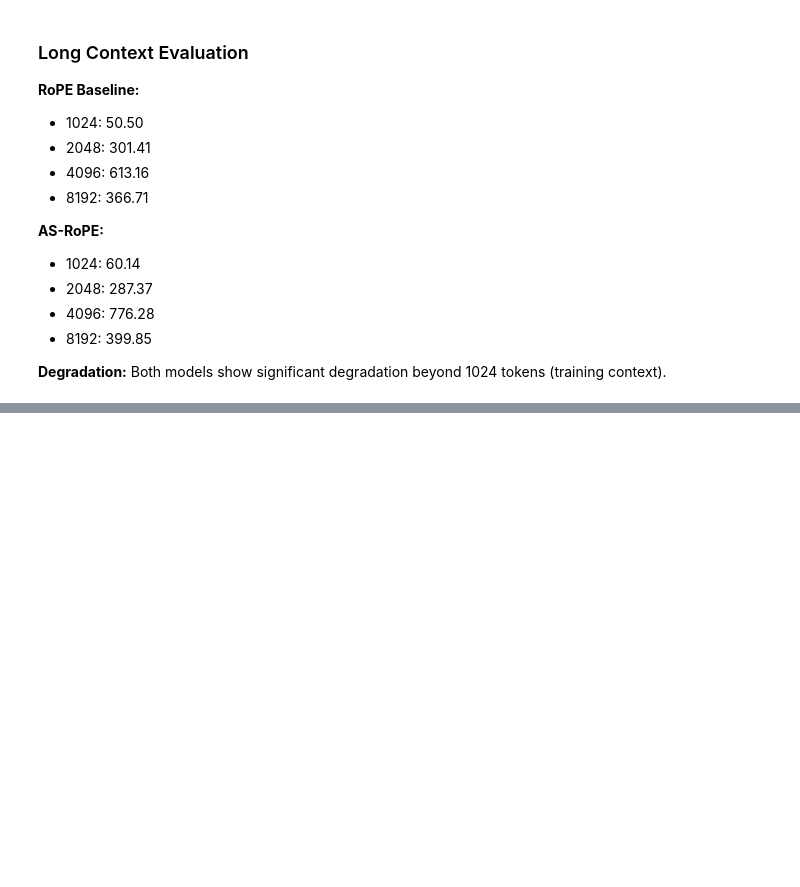
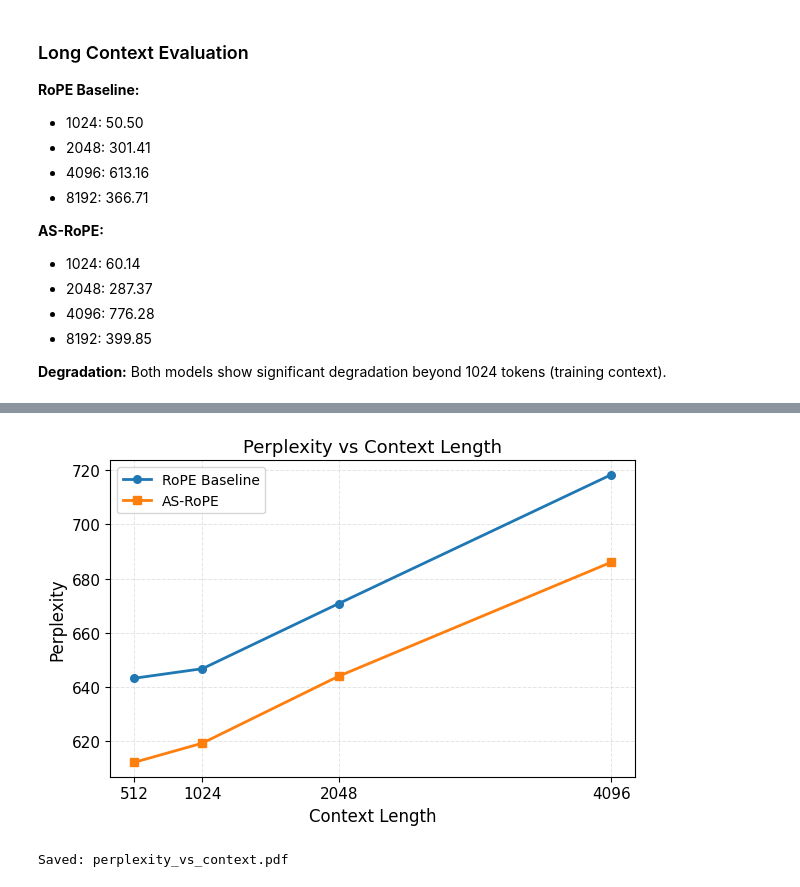
Before and after one commit to thenileshmishra/AS-RoPE, a Jupyter notebook: colab.ipynb, the cells around one changed output, grey strips where cells are left out. Drawn from its saved outputs; the diff is of its cells as text; code cells hidden in the pictures; blank space fills up the shorter version.

```diff
--- a/colab.ipynb
+++ b/colab.ipynb
@@ -189,0 +183,33 @@ max(freq_gates)= 1.0690797567367554
+# %%
+import matplotlib.pyplot as plt
+
+context = [512, 1024, 2048, 4096]
+baseline = [643.215175, 646.735170, 670.753036, 718.299296]
+as_rope = [612.188757, 619.268784, 643.962384, 686.007348]
+
+plt.rcParams.update({
+    "font.size": 11,
+    "axes.labelsize": 12,
+    "axes.titlesize": 13,
+    "legend.fontsize": 10,
+})
+
+fig, ax = plt.subplots(figsize=(6.2, 4.2))
+ax.plot(context, baseline, marker="o", linewidth=2.0, markersize=5.5, label="RoPE Baseline")
+ax.plot(context, as_rope, marker="s", linewidth=2.0, markersize=5.5, label="AS-RoPE")
+
+ax.set_xlabel("Context Length")
+ax.set_ylabel("Perplexity")
+ax.set_title("Perplexity vs Context Length")
+ax.set_xticks(context)
+ax.grid(True, linestyle="--", linewidth=0.7, alpha=0.35)
+ax.legend(frameon=True)
+
+fig.tight_layout()
+fig.savefig("perplexity_vs_context.pdf", format="pdf", bbox_inches="tight")
+plt.show()
+
+print("Saved: perplexity_vs_context.pdf")
+# %% [output]
+[figure, added]
+Saved: perplexity_vs_context.pdf
```
Also changed, not shown: parts of 10 cells of this notebook, 2 other files.
